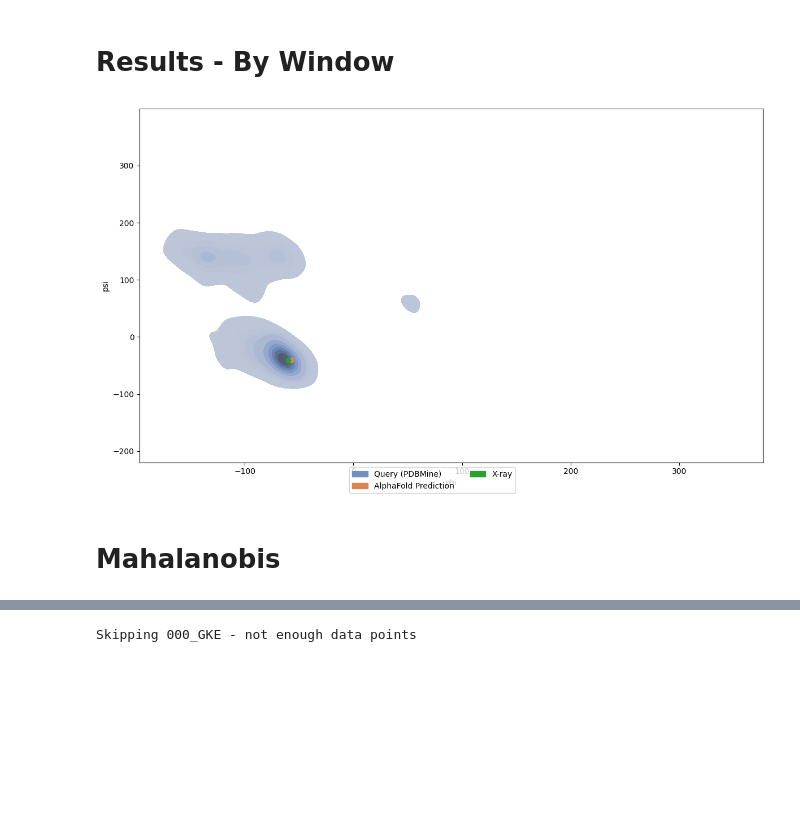
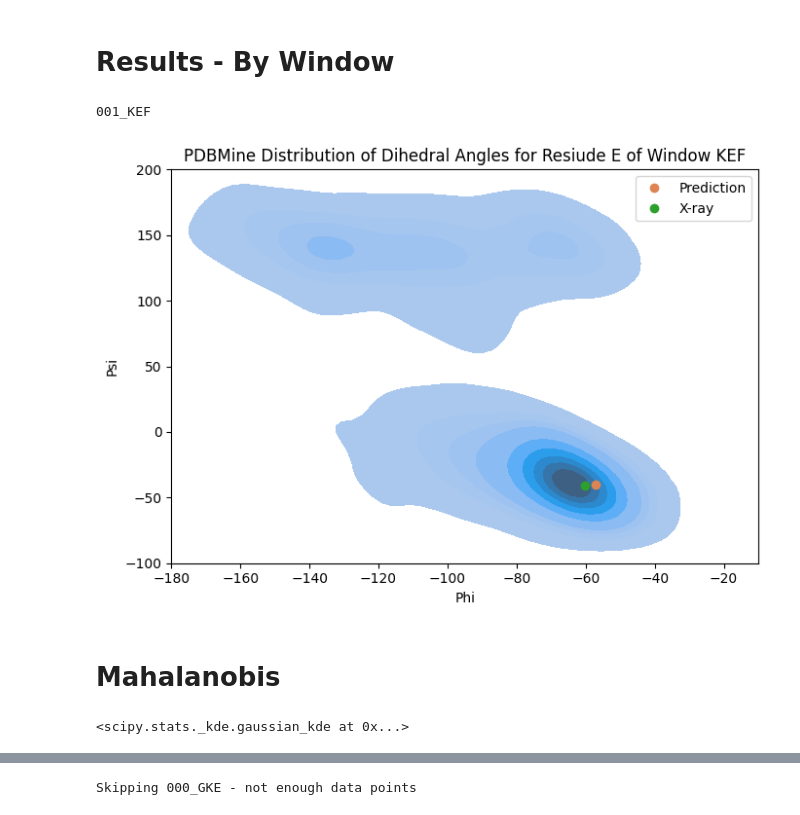
Before and after one commit to Musa-Azeem/protein-dihedral-visualization, a Jupyter notebook: casp.ipynb, the cells around one changed output, grey strips where cells are left out. Saved outputs shown, nothing was run; the diff lists cells and outputs as text; code cells hidden in the pictures; blank space fills up the shorter version.

```diff
--- a/casp.ipynb
+++ b/casp.ipynb
@@ -268,25 +283,29 @@ xray_phi_psi['source'] = 'X-ray'
 # %%
 import seaborn as sns
 import matplotlib.pyplot as plt
 import matplotlib.patches as mpatches
 
-fig, axes = plt.subplots(figsize=(12,7))
+fig, ax = plt.subplots(figsize=(7,5))
 
 seq = phi_psi_mined_by_window.seq.unique()[1]
+print(seq)
 phi_psi_dist = phi_psi_mined_by_window[phi_psi_mined_by_window.seq == seq]
 phi_psi_alpha = phi_psi_predictions_by_window[(phi_psi_predictions_by_window.protein_id == 'T1024TS427_1') & (phi_psi_predictions_by_window.seq == seq)]
 xray_phi_psi_seq = xray_phi_psi[xray_phi_psi.seq == seq]
-sns.kdeplot(data=phi_psi_dist, x='phi', y='psi', ax=axes, fill=True, color='#7490c0', legend=True)
-plt.plot(phi_psi_alpha.phi, phi_psi_alpha.psi, 'o', color='#dd8452', label='Prediction')
-plt.plot(xray_phi_psi_seq.phi, xray_phi_psi_seq.psi, 'o', color='tab:green', label='X-ray')
-# # legend on bottom middle
-patch1 = mpatches.Patch(color='#7490c0', label='Query (PDBMine)')
-patch2 = mpatches.Patch(color='#dd8452', label='AlphaFold Prediction')
-patch3 = mpatches.Patch(color='tab:green', label='X-ray')
-fig.legend(handles=[patch1, patch2, patch3], loc='lower center', ncol=2)
-# fig.suptitle(f'Distribution of phi, psi angles for the residues in {protein_id_pdb}')
+
+sns.kdeplot(data=phi_psi_dist, x='phi', y='psi', ax=ax, fill=True)
+ax.plot(phi_psi_alpha.phi, phi_psi_alpha.psi, 'o', color='#dd8452', label='Prediction')
+ax.plot(xray_phi_psi_seq.phi, xray_phi_psi_seq.psi, 'o', color='tab:green', label='X-ray')
+ax.legend()
+ax.set_title(f'PDBMine Distribution of Dihedral Angles for Resiude E of Window KEF')
+ax.set_xlabel('Phi')
+ax.set_ylabel('Psi')
+ax.set_xlim(-180, -10)
+ax.set_ylim(-100, 200)
+
 plt.tight_layout()
 # %% [output]
+001_KEF
-[figure, old version]
+[figure, new version]
 # %% [markdown]
 # Mahalanobis
@@ -293,3 +317,7 @@ plt.tight_layout()
+# %%
+kernel(0,0)
+# %% [output]
+<scipy.stats._kde.gaussian_kde at 0x...>
 # %%
 # For one window
 from sklearn.cluster import DBSCAN
```
Also changed, not shown: parts of 6 cells of this notebook.
